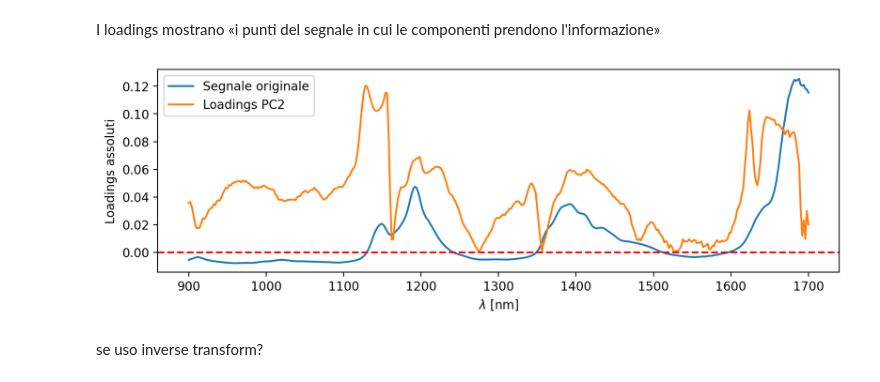
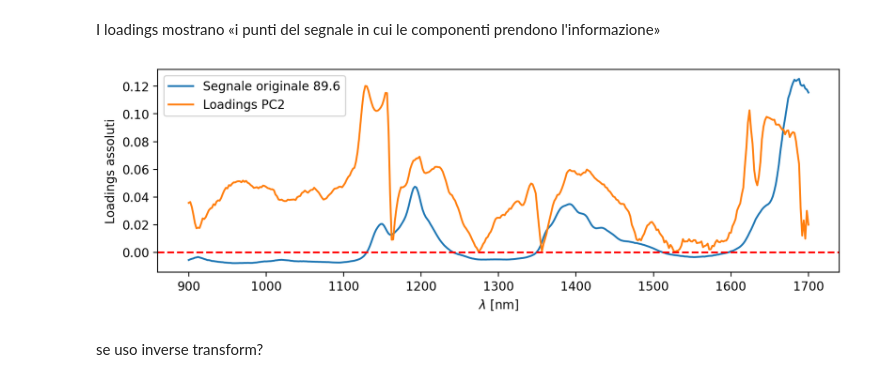
Before and after one commit to zosojack/ml-applications, a Jupyter notebook: 2-second-project/pca_benza.ipynb, the cells around one changed output. Drawn from its saved outputs; the diff is of its cells as text; code cells hidden in the pictures.

```diff
--- a/2-second-project/pca_benza.ipynb
+++ b/2-second-project/pca_benza.ipynb
@@ -151,20 +151,20 @@ I loadings mostrano «i punti del segnale in cui le componenti prendono l'inform
 # %%
 x = np.arange(900, 1702, 2)
 
 # pca.components_ ha forma (n_components, n_features)
 # Prendiamo la prima componente
 plt.figure(figsize=(10,3), dpi=200)
-plt.plot(x, train_samples[-1]/10, label="Segnale originale")
+plt.plot(x, train_samples[-1]/10, label="Segnale originale 89.6")
 #plt.plot(x, abs(pca.components_[0]), label='Loadings PC1')
 plt.plot(x, abs(pca.components_[1]), label='Loadings PC2')
-#plt.plot(x, abs(pca.components_[5]), label='Loadings PC3')
+#plt.plot(x, abs(pca.components_[6]), label='Loadings PC3')
 plt.axhline(0, color='red', linestyle='--') # Linea dello zero
 plt.xlabel(r'$\lambda$ [nm]')
 plt.ylabel('Loadings assoluti')
 plt.legend()
 plt.show()
 # %% [output]
-[figure, old version]
+[figure, new version]
 # %% [markdown]
 se uso inverse transform?
 # %%
```
Also changed, not shown: 1 other file.
